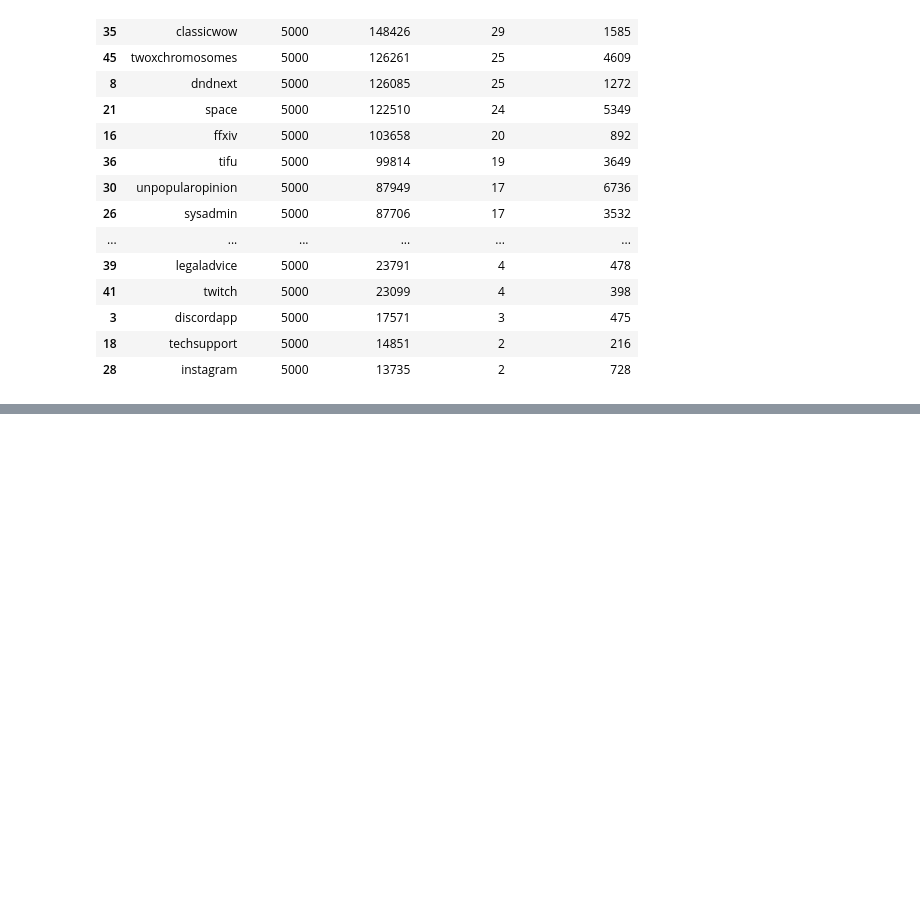
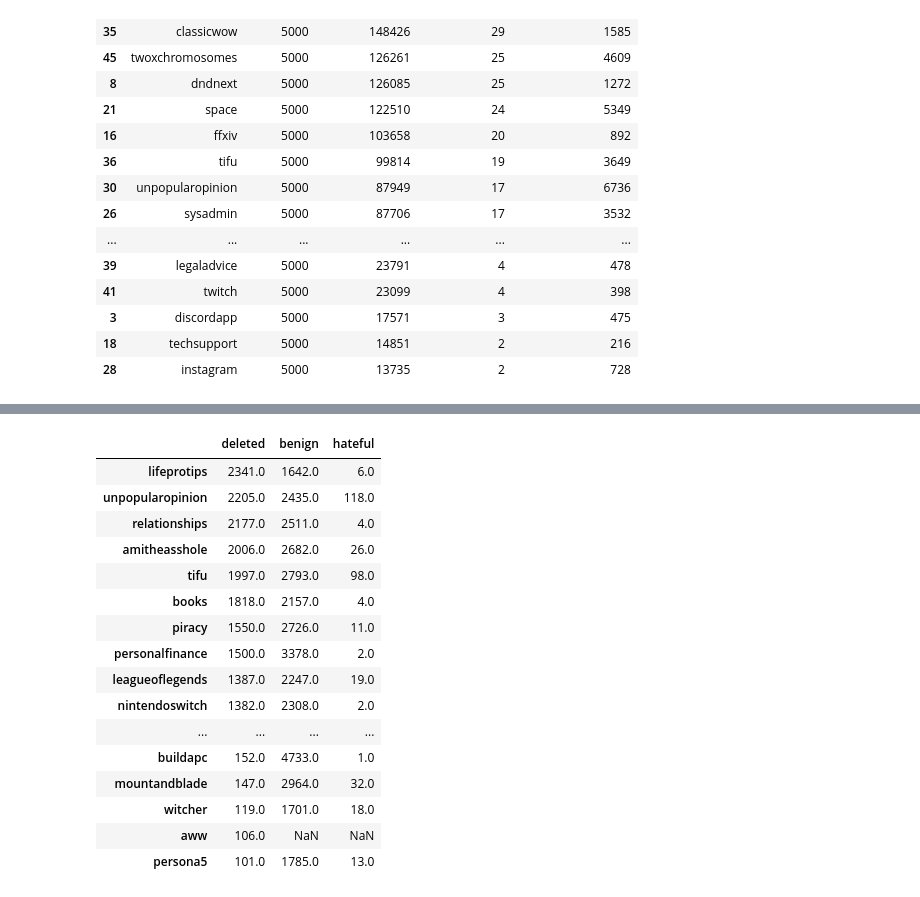
Before and after one commit to syeehyn/hinreddit, a Jupyter notebook: notebooks/EDA.ipynb, the cells around one changed output, grey strips where cells are left out. Saved outputs shown, nothing was run; the diff lists cells and outputs as text; code cells hidden in the pictures; blank space fills up the shorter version.

```diff
--- a/notebooks/EDA.ipynb
+++ b/notebooks/EDA.ipynb
@@ -110,0 +155,20 @@ pd.DataFrame(subreddit_info).sort_values('total_comment',ascending = False)
+# %%
+label_table.sort_values('deleted',ascending = False)
+# %% [output]
+|  | deleted | benign | hateful |
+| lifeprotips | 2341.0 | 1642.0 | 6.0 |
+| unpopularopinion | 2205.0 | 2435.0 | 118.0 |
+| relationships | 2177.0 | 2511.0 | 4.0 |
+| amitheasshole | 2006.0 | 2682.0 | 26.0 |
+| tifu | 1997.0 | 2793.0 | 98.0 |
+| books | 1818.0 | 2157.0 | 4.0 |
+| piracy | 1550.0 | 2726.0 | 11.0 |
+| personalfinance | 1500.0 | 3378.0 | 2.0 |
+| leagueoflegends | 1387.0 | 2247.0 | 19.0 |
+| nintendoswitch | 1382.0 | 2308.0 | 2.0 |
+| ... | ... | ... | ... |
+| buildapc | 152.0 | 4733.0 | 1.0 |
+| mountandblade | 147.0 | 2964.0 | 32.0 |
+| witcher | 119.0 | 1701.0 | 18.0 |
+| aww | 106.0 | NaN | NaN |
+| persona5 | 101.0 | 1785.0 | 13.0 |
```
Also changed, not shown: parts of 10 cells of this notebook.
